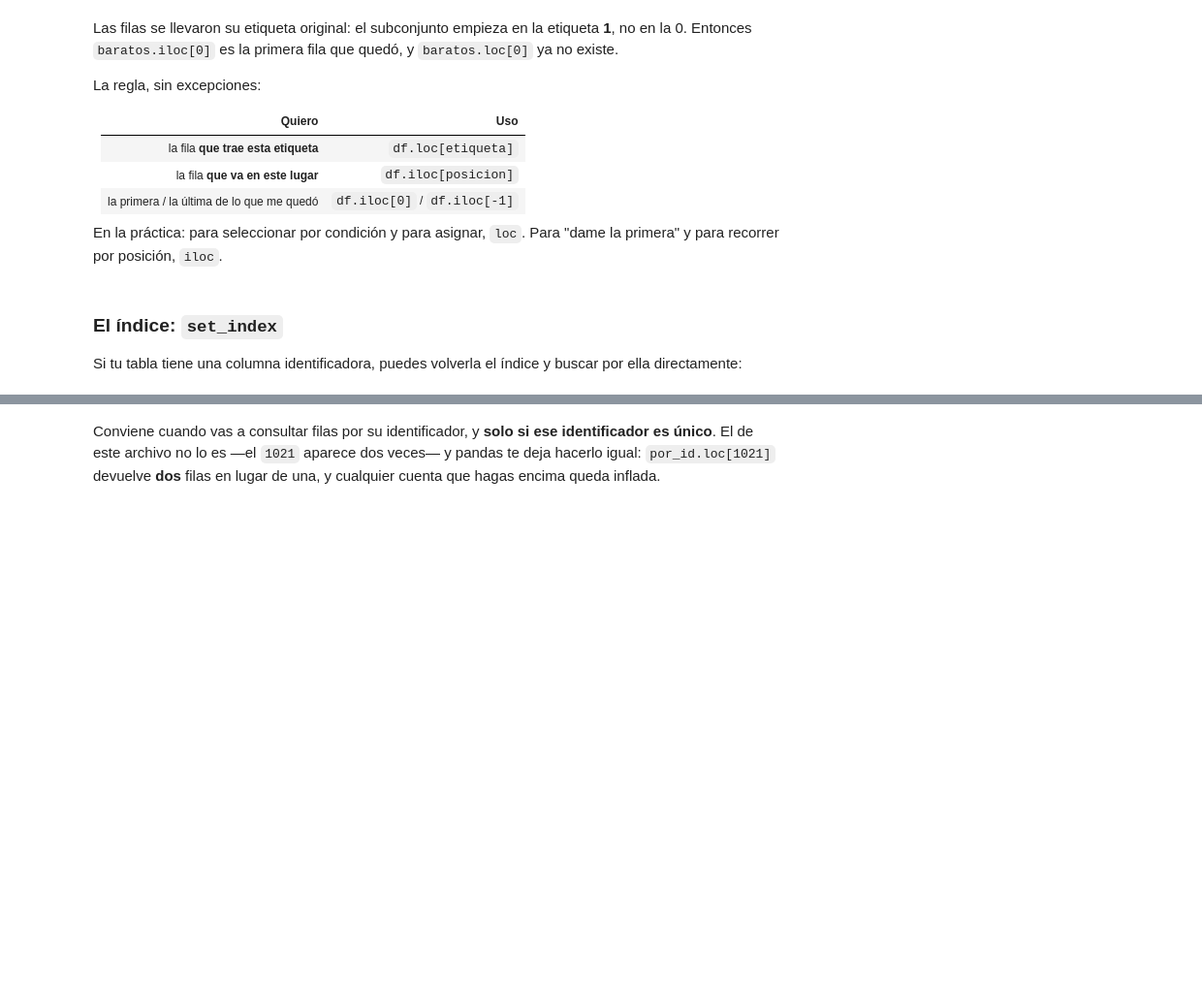
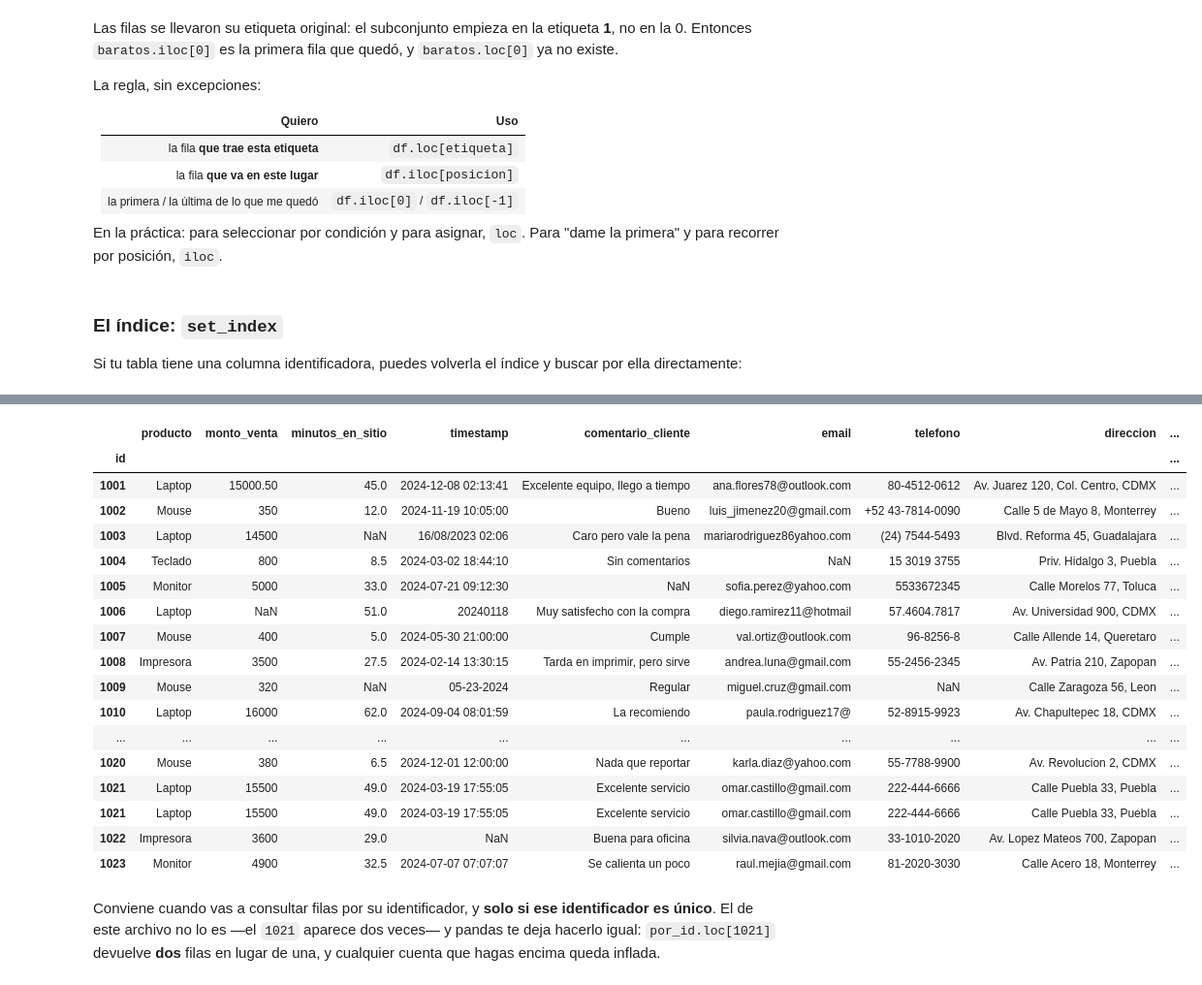
Before and after one commit to ESCOMLCD/pcd202701, a Jupyter notebook: presentations/week09/week09_pandas_exploracion.ipynb, the cells around one changed output, grey strips where cells are left out. Shown at 97% size. Saved outputs shown, nothing was run; the diff lists cells and outputs as text; code cells hidden in the pictures; blank space fills up the shorter version.

```diff
--- a/presentations/week09/week09_pandas_exploracion.ipynb
+++ b/presentations/week09/week09_pandas_exploracion.ipynb
@@ -405,3 +580,24 @@ print(por_id.loc[1005, ["producto", "monto_venta", "email"]])
+# %%
+por_id
+# %% [output]
+|  | producto | monto_venta | minutos_en_sitio | timestamp | comentario_cliente | email | telefono | direccion | ... |
+| id |  |  |  |  |  |  |  |  | ... |
+| 1001 | Laptop | 15000.50 | 45.0 | 2024-12-08 02:13:41 | Excelente equipo, llego a tiempo | ana.flores78@outlook.com | 80-4512-0612 | Av. Juarez 120, Col. Centro, CDMX | ... |
+| 1002 | Mouse | 350 | 12.0 | 2024-11-19 10:05:00 | Bueno | luis_jimenez20@gmail.com | +52 43-7814-0090 | Calle 5 de Mayo 8, Monterrey | ... |
+| 1003 | Laptop | 14500 | NaN | 16/08/2023 02:06 | Caro pero vale la pena | mariarodriguez86yahoo.com | (24) 7544-5493 | Blvd. Reforma 45, Guadalajara | ... |
+| 1004 | Teclado | 800 | 8.5 | 2024-03-02 18:44:10 | Sin comentarios | NaN | 15 3019 3755 | Priv. Hidalgo 3, Puebla | ... |
+| 1005 | Monitor | 5000 | 33.0 | 2024-07-21 09:12:30 | NaN | sofia.perez@yahoo.com | 5533672345 | Calle Morelos 77, Toluca | ... |
+| 1006 | Laptop | NaN | 51.0 | 20240118 | Muy satisfecho con la compra | diego.ramirez11@hotmail | 57.4604.7817 | Av. Universidad 900, CDMX | ... |
+| 1007 | Mouse | 400 | 5.0 | 2024-05-30 21:00:00 | Cumple | val.ortiz@outlook.com | 96-8256-8 | Calle Allende 14, Queretaro | ... |
+| 1008 | Impresora | 3500 | 27.5 | 2024-02-14 13:30:15 | Tarda en imprimir, pero sirve | andrea.luna@gmail.com | 55-2456-2345 | Av. Patria 210, Zapopan | ... |
+| 1009 | Mouse | 320 | NaN | 05-23-2024 | Regular | miguel.cruz@gmail.com | NaN | Calle Zaragoza 56, Leon | ... |
+| 1010 | Laptop | 16000 | 62.0 | 2024-09-04 08:01:59 | La recomiendo | paula.rodriguez17@ | 52-8915-9923 | Av. Chapultepec 18, CDMX | ... |
+| ... | ... | ... | ... | ... | ... | ... | ... | ... | ... |
+| 1020 | Mouse | 380 | 6.5 | 2024-12-01 12:00:00 | Nada que reportar | karla.diaz@yahoo.com | 55-7788-9900 | Av. Revolucion 2, CDMX | ... |
+| 1021 | Laptop | 15500 | 49.0 | 2024-03-19 17:55:05 | Excelente servicio | omar.castillo@gmail.com | 222-444-6666 | Calle Puebla 33, Puebla | ... |
+| 1021 | Laptop | 15500 | 49.0 | 2024-03-19 17:55:05 | Excelente servicio | omar.castillo@gmail.com | 222-444-6666 | Calle Puebla 33, Puebla | ... |
+| 1022 | Impresora | 3600 | 29.0 | NaN | Buena para oficina | silvia.nava@outlook.com | 33-1010-2020 | Av. Lopez Mateos 700, Zapopan | ... |
+| 1023 | Monitor | 4900 | 32.5 | 2024-07-07 07:07:07 | Se calienta un poco | raul.mejia@gmail.com | 81-2020-3030 | Calle Acero 18, Monterrey | ... |
 # %% [markdown]
 Conviene cuando vas a consultar filas por su identificador, y **solo si ese
 identificador es único**. El de este archivo no lo es —el `1021` aparece dos
```
Also changed, not shown: parts of 30 cells of this notebook.
